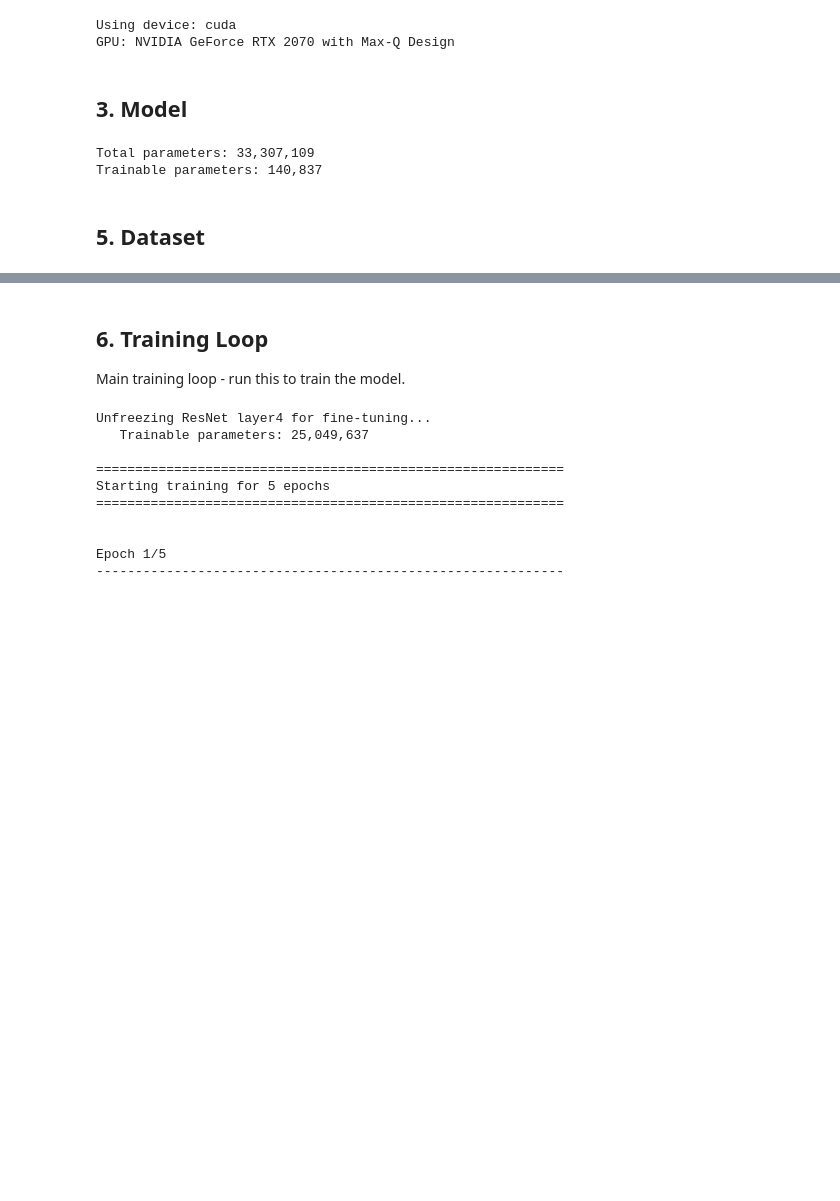
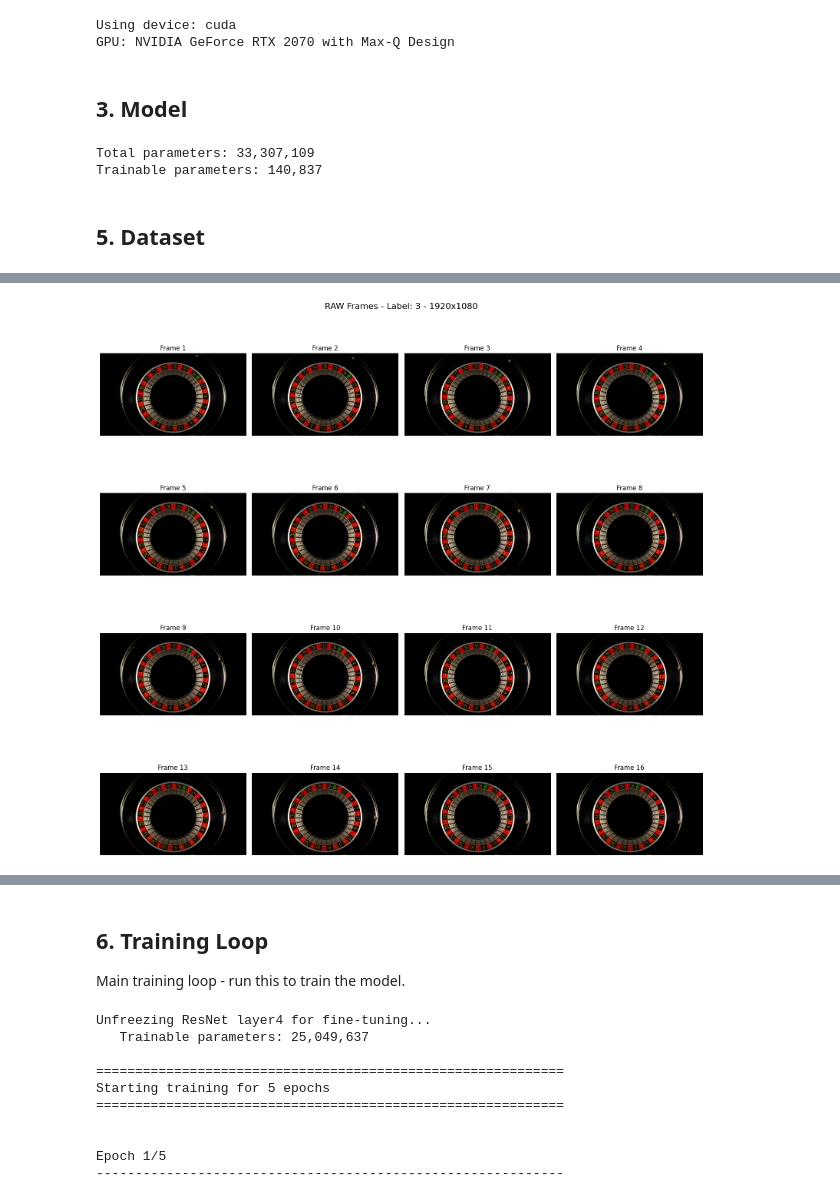
Before and after one commit to jjzsilva9/roulette-predictor, a Jupyter notebook: train_model.ipynb, the cells around one changed output, grey strips where cells are left out. Drawn from its saved outputs; the diff is of its cells as text; code cells hidden in the pictures; blank space fills up the shorter version.

```diff
--- a/train_model.ipynb
+++ b/train_model.ipynb
@@ -332,0 +433,94 @@ Labels: [9, 27, 5, 20, 16, 22, 8, 12]
+# %%
+# Visualize all 16 frames: RAW and PREPROCESSED (separate grids)
+import random
+
+def denormalize_frame(frame_tensor, mean, std):
+    """Reverse the Kinetics-400 normalization for visualization"""
+    # frame_tensor is (C, H, W)
+    mean = torch.tensor(mean).view(3, 1, 1)
+    std = torch.tensor(std).view(3, 1, 1)
+    denorm = frame_tensor * std + mean
+    denorm = torch.clamp(denorm, 0, 1)  # Ensure valid range
+    return denorm
+
+def load_raw_frames(video_path, num_frames=16):
+    """Load raw frames without preprocessing"""
+    cap = cv2.VideoCapture(str(video_path))
+    total_frames = int(cap.get(cv2.CAP_PROP_FRAME_COUNT))
+
+    if total_frames < num_frames:
+        indices = list(range(total_frames)) + [total_frames-1] * (num_frames - total_frames)
+    else:
+        indices = list(range(num_frames))
+
+    frames = []
+    for idx in indices:
+        cap.set(cv2.CAP_PROP_POS_FRAMES, idx)
+        ret, frame = cap.read()
+        if ret:
+            frame = cv2.cvtColor(frame, cv2.COLOR_BGR2RGB)
+            frames.append(frame)
+
+    cap.release()
+    return frames
+
+# Select 1 random video from dataset
+random_idx = random.randint(0, len(dataset_no_aug) - 1)
+
+mean = [0.43216, 0.394666, 0.37645]
+std = [0.22803, 0.22145, 0.216989]
+
+# Load the preprocessed video
+video_frames, label = dataset_no_aug[random_idx]  # Shape: (C, T, H, W)
+video_path = dataset_no_aug.df.iloc[random_idx]['input_path']
+full_video_path = dataset_no_aug.dataset_root / video_path
+
+# Load raw frames
+raw_frames = load_raw_frames(full_video_path, num_frames=16)
+
+print("Visualizing RAW and PREPROCESSED frames from 1 random video:")
+print("=" * 80)
+print(f"Video: {video_path}")
+print(f"Label: {label}")
+print(f"Preprocessed shape: {video_frames.shape}")
+print(f"Raw frame shape: {raw_frames[0].shape}")
+print("=" * 80)
+
+# GRID 1: RAW FRAMES (4x4)
+fig1, axes1 = plt.subplots(4, 4, figsize=(16, 16))
+axes1 = axes1.flatten()
+
+for frame_idx in range(16):
+    raw_frame = raw_frames[frame_idx]
+    axes1[frame_idx].imshow(raw_frame)
+    axes1[frame_idx].axis('off')
+    axes1[frame_idx].set_title(f'Frame {frame_idx + 1}', fontsize=12)
+
+plt.suptitle(f'RAW Frames - Label: {label} - {raw_frames[0].shape[1]}x{raw_frames[0].shape[0]}',
+             fontsize=16)
+plt.tight_layout()
+plt.show()
+
+# GRID 2: PREPROCESSED FRAMES (4x4)
+fig2, axes2 = plt.subplots(4, 4, figsize=(16, 16))
+axes2 = axes2.flatten()
+
+for frame_idx in range(16):
+    frame = video_frames[:, frame_idx, :, :]  # (C, H, W)
+    frame_denorm = denormalize_frame(frame, mean, std)
+    frame_np = frame_denorm.permute(1, 2, 0).numpy()
+
+    axes2[frame_idx].imshow(frame_np)
+    axes2[frame_idx].axis('off')
+    axes2[frame_idx].set_title(f'Frame {frame_idx + 1}', fontsize=12)
+
+plt.suptitle(f'PREPROCESSED Frames - Label: {label} - 112x112 + Kinetics-400 normalized',
+             fontsize=16)
+plt.tight_layout()
+plt.show()
+
+print(f"\nDisplayed all 16 frames in two separate grids:")
+print(f"  1st grid: Raw frames from original video")
+print(f"  2nd grid: Preprocessed frames (resized + normalized, then denormalized for display)")
+print(f"\nRun this cell again to see a different random video")
+# %% [output]
@@ -332,0 +534 @@ Labels: [9, 27, 5, 20, 16, 22, 8, 12]
+[figure, added]
```
Also changed, not shown: parts of 10 cells of this notebook, 3 other files.
